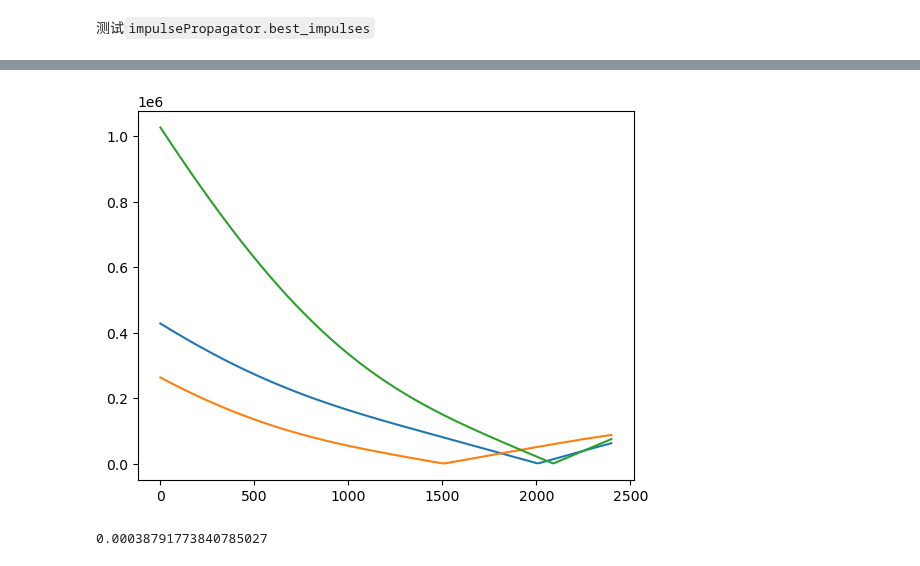
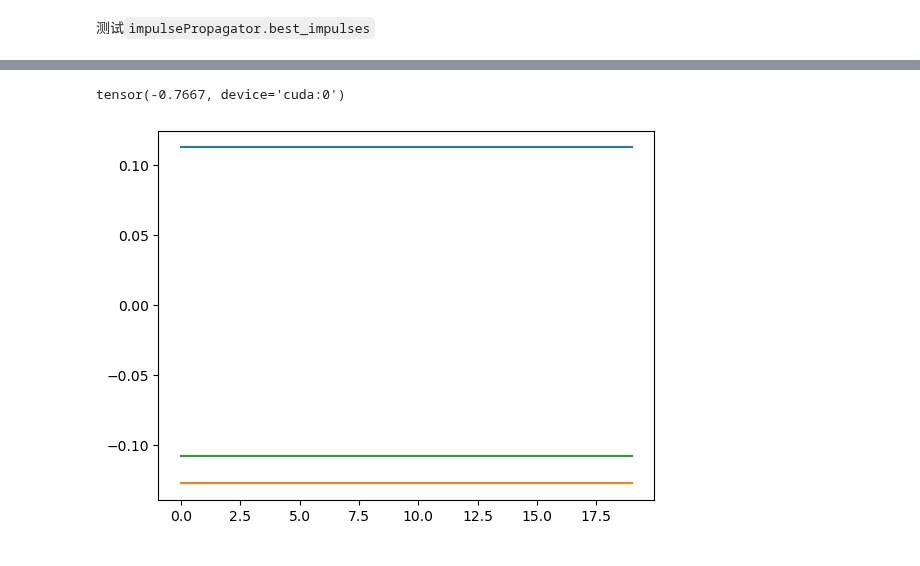
Before and after one commit to liziyao99/multi-debris-avoidance, a Jupyter notebook: H2Test.ipynb, the cells around one changed output, grey strips where cells are left out. Saved outputs shown, nothing was run; the diff lists cells and outputs as text; code cells hidden in the pictures.

```diff
--- a/H2Test.ipynb
+++ b/H2Test.ipynb
@@ -693,3 +698,19 @@ plt.show()
+# %%
+import torch
+from torch import nn
+from agent.net import fcNet
+# actor = nn.LSTM(prop.obs_dim, 6, 15).to("cuda")
+actor = fcNet(prop.obs_dim, 3, [512]*8).to("cuda")
+opt1 = torch.optim.Adam(actor.parameters(), lr=0.02)
+# %%
+s0 = prop.randomInitStates(batch_size)
+imp, best_i, rewards = prop.best_impulses(s0, max_loop=max_loop, impulse_num=impulse_num)
+best_imp = torch.zeros((imp.shape[0], imp.shape[2], imp.shape[3]), device=imp.device)
+for i in range(batch_size):
+    best_imp[i,...] = imp[i,best_i[i],...]
+td1, td2 = prop.impulses_test(s0, best_imp)
+plt.plot(rewards.transpose(0,1).detach().cpu().numpy())
+plt.show()
 # %%
 i = 0
 idx = best_i[i].item()
@@ -713,0 +730,21 @@ debris_pos = decoded["debris"][:,:,:3]
+# %%
+loss_list = []
+for epoch in range(10):
+    s0 = prop.randomInitStates(batch_size)
+    imp, best_i, rewards = prop.best_impulses(s0, max_loop=max_loop, impulse_num=impulse_num)
+    best_imp = torch.zeros((imp.shape[0], imp.shape[2], imp.shape[3]), device=imp.device)
+    for i in range(batch_size):
+        best_imp[i,...] = imp[i,best_i[i],...]
+    best_imp_ = best_imp.transpose(0,1)
+
+    td1, td2 = prop.impulses_test(s0, best_imp)
+    obss = td1["obss"]
+    for _ in range(10):
+        # out, (hn, cn) = actor(obss)
+        out = actor(obss)
+        loss = torch.nn.functional.mse_loss(best_imp_, out, reduction='mean')
+        opt1.zero_grad()
+        loss.backward()
+        opt1.step()
+        loss_list.append(loss.item())
+    # print(loss.item())
@@ -713,0 +756,5 @@ debris_pos = decoded["debris"][:,:,:3]
+# %%
+states = td1["states"]
+obss0 = torch.randn_like(obss)
+# out, (hn, cn) = actor(obss, (hn, cn))
+out = actor(obss0)
@@ -714,6 +767,9 @@ debris_pos = decoded["debris"][:,:,:3]
+# %%
+print(obss0[0,0,0])
+# %% [output]
+tensor(-0.7667, device='cuda:0')
 # %%
-d2d = torch.norm(primal_pos-debris_pos, dim=-1)
-plt.plot(d2d.detach().cpu().numpy())
+plt.plot(out[:,3].detach().cpu().numpy())
 plt.show()
 # %% [output]
-[figure, old version]
+[figure, new version]
@@ -733,10 +775,0 @@ states = td1["states"]
-# %%
-out, (hn, cn) = lstm(states)
-best_imp_ = best_imp.transpose(0,1)
-loss = torch.nn.functional.mse_loss(best_imp_, out, reduction='mean')
-opt1.zero_grad()
-loss.backward()
-opt1.step()
-print(loss.item())
-# %% [output]
-0.00038791773840785027
```
Also changed, not shown: parts of 14 cells of this notebook, 3 other files.
